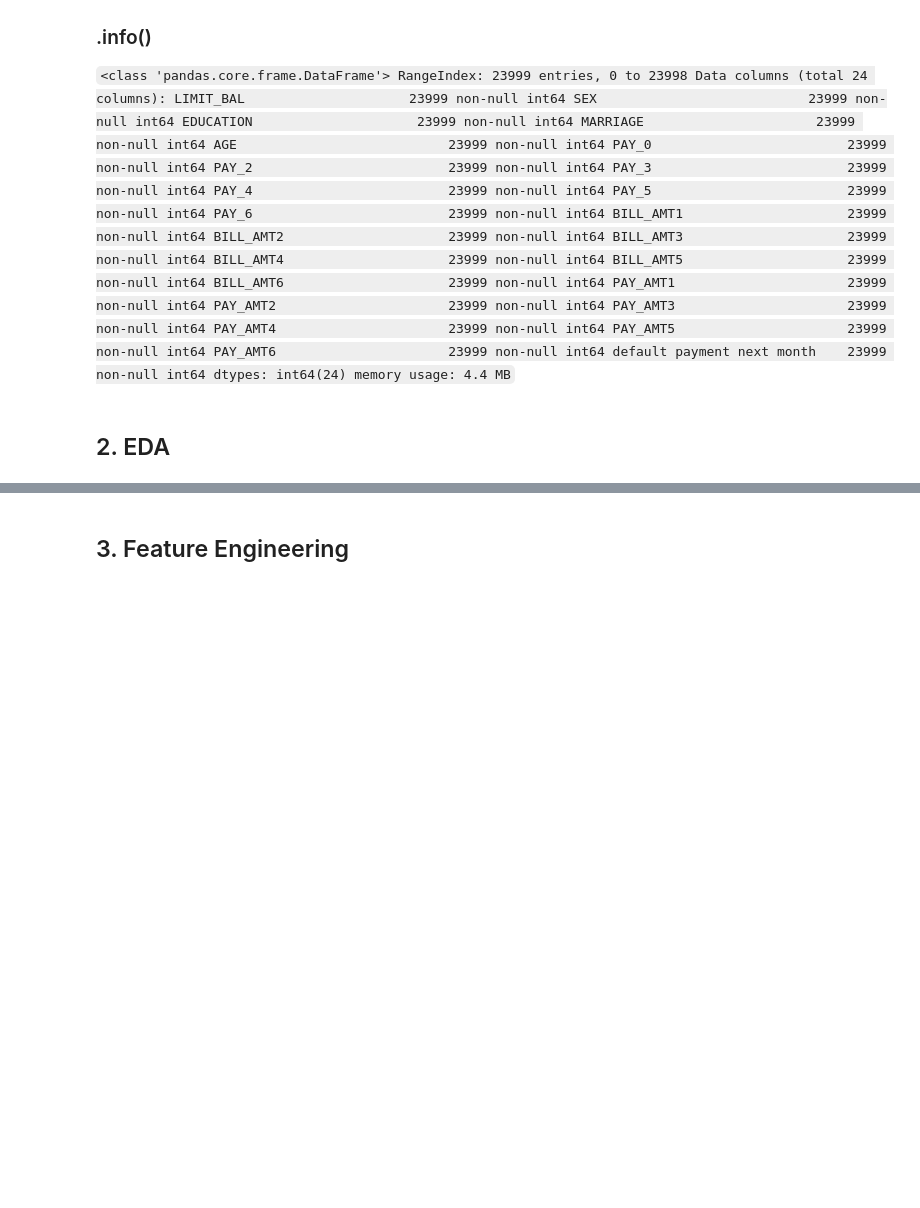
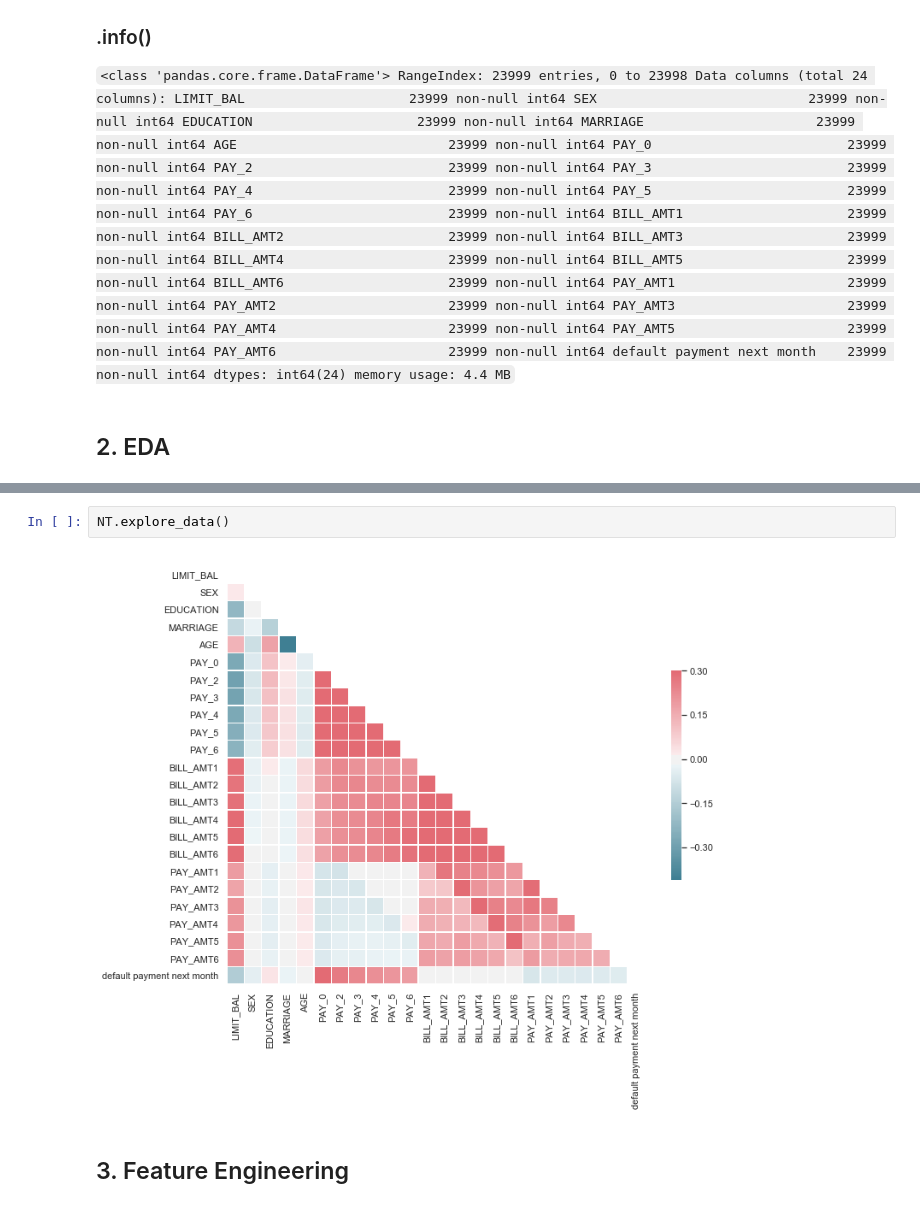
Before and after one commit to davidhaase/Mod4-Classification, a Jupyter notebook: Mod4-Classification_NS_DH.ipynb, the cells around one changed output, grey strips where cells are left out. Drawn from its saved outputs; the diff is of its cells as text; blank space fills up the shorter version.

```diff
--- a/Mod4-Classification_NS_DH.ipynb
+++ b/Mod4-Classification_NS_DH.ipynb
@@ -177,3 +151,7 @@ memory usage: 4.4 MB
+# %%
+NT.explore_data()
+# %% [output]
+[figure, added]
 # %% [markdown]
 ## 3. Feature Engineering
 # %% [markdown]
```
Also changed, not shown: parts of 5 cells of this notebook, 3 other files.
